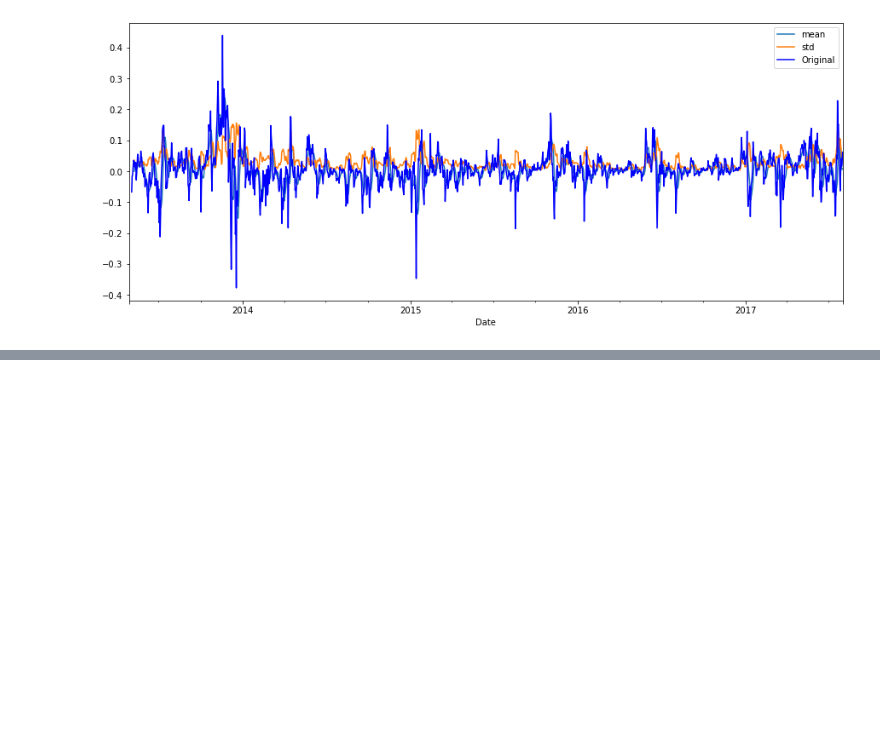
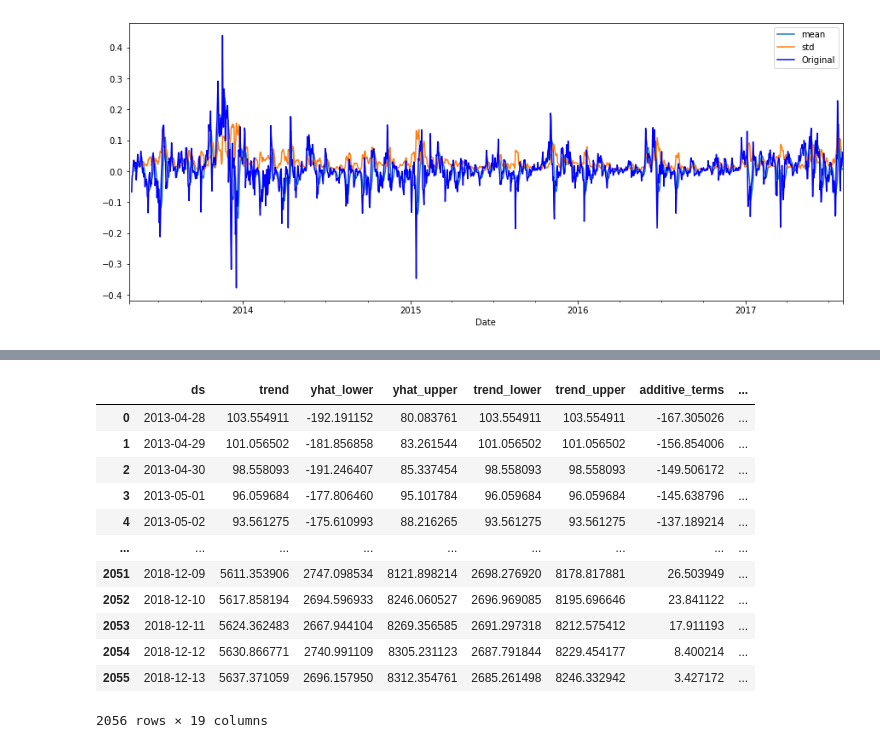
Before and after one commit to sounishnath003/DataScienceML-Learning, a Jupyter notebook: TimeSeriesDatasetHandlings/0_analysis.ipynb, the cells around one changed output, grey strips where cells are left out. Cells and saved outputs as stored; diff of their text form; code cells hidden in the pictures; blank space fills up the shorter version.

```diff
--- a/TimeSeriesDatasetHandlings/0_analysis.ipynb
+++ b/TimeSeriesDatasetHandlings/0_analysis.ipynb
@@ -400,2 +384,3 @@ Proceed ([y]/n)?
 # %%
 from fbprophet import Prophet
+model = Prophet()
@@ -401,0 +424,17 @@ from fbprophet import Prophet
+# %%
+forecast = fitted_model.predict(future_predictions)
+forecast
+# %% [output]
+|  | ds | trend | yhat_lower | yhat_upper | trend_lower | trend_upper | additive_terms | ... |
+| 0 | 2013-04-28 | 103.554911 | -192.191152 | 80.083761 | 103.554911 | 103.554911 | -167.305026 | ... |
+| 1 | 2013-04-29 | 101.056502 | -181.856858 | 83.261544 | 101.056502 | 101.056502 | -156.854006 | ... |
+| 2 | 2013-04-30 | 98.558093 | -191.246407 | 85.337454 | 98.558093 | 98.558093 | -149.506172 | ... |
+| 3 | 2013-05-01 | 96.059684 | -177.806460 | 95.101784 | 96.059684 | 96.059684 | -145.638796 | ... |
+| 4 | 2013-05-02 | 93.561275 | -175.610993 | 88.216265 | 93.561275 | 93.561275 | -137.189214 | ... |
+| ... | ... | ... | ... | ... | ... | ... | ... | ... |
+| 2051 | 2018-12-09 | 5611.353906 | 2747.098534 | 8121.898214 | 2698.276920 | 8178.817881 | 26.503949 | ... |
+| 2052 | 2018-12-10 | 5617.858194 | 2694.596933 | 8246.060527 | 2696.969085 | 8195.696646 | 23.841122 | ... |
+| 2053 | 2018-12-11 | 5624.362483 | 2667.944104 | 8269.356585 | 2691.297318 | 8212.575412 | 17.911193 | ... |
+| 2054 | 2018-12-12 | 5630.866771 | 2740.991109 | 8305.231123 | 2687.791844 | 8229.454177 | 8.400214 | ... |
+| 2055 | 2018-12-13 | 5637.371059 | 2696.157950 | 8312.354761 | 2685.261498 | 8246.332942 | 3.427172 | ... |
+2056 rows × 19 columns
```
Also changed, not shown: parts of 14 cells of this notebook.
